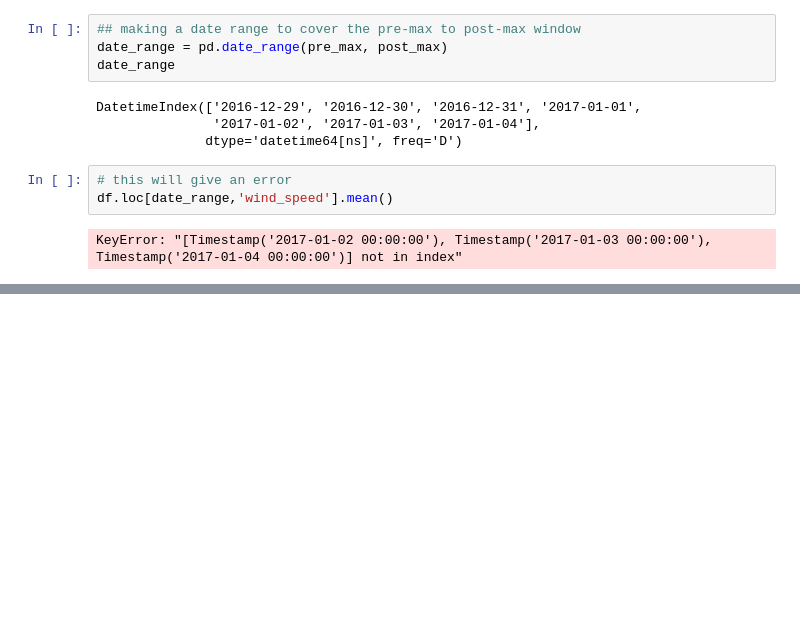
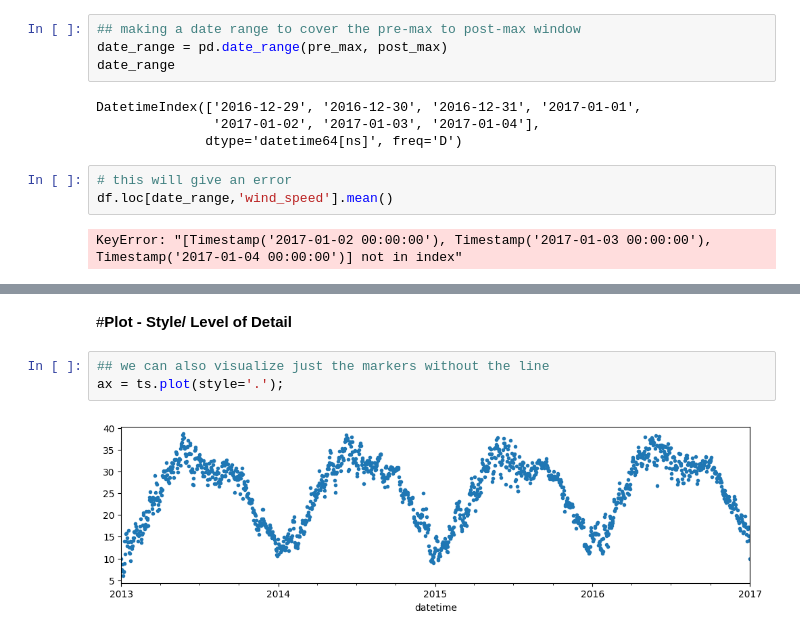
Before and after one commit to dohaalnabahin/Data_science_and_machine_learning_Journey, a Jupyter notebook: Timedeltas_Date_Ranges.ipynb, the cells around one changed output, grey strips where cells are left out. Cells and saved outputs as stored; diff of their text form; blank space fills up the shorter version.

```diff
--- a/Timedeltas_Date_Ranges.ipynb
+++ b/Timedeltas_Date_Ranges.ipynb
@@ -84,0 +316,7 @@ KeyError: "[Timestamp('2017-01-02 00:00:00'), Timestamp('2017-01-03 00:00:00'),
+# %% [markdown]
+#**Plot - Style/ Level of Detail**
+# %%
+## we can also visualize just the markers without the line
+ax = ts.plot(style='.');
+# %% [output]
+[figure, added]
```
Also changed, not shown: parts of 32 cells of this notebook.
